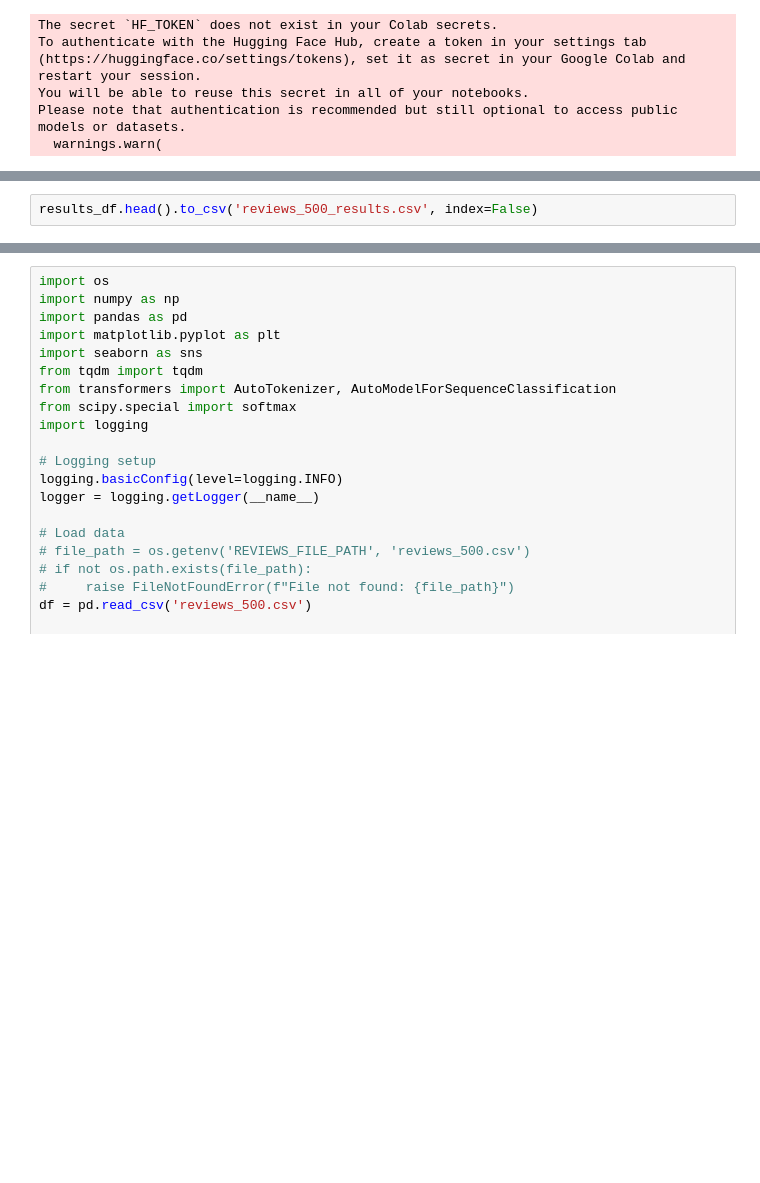
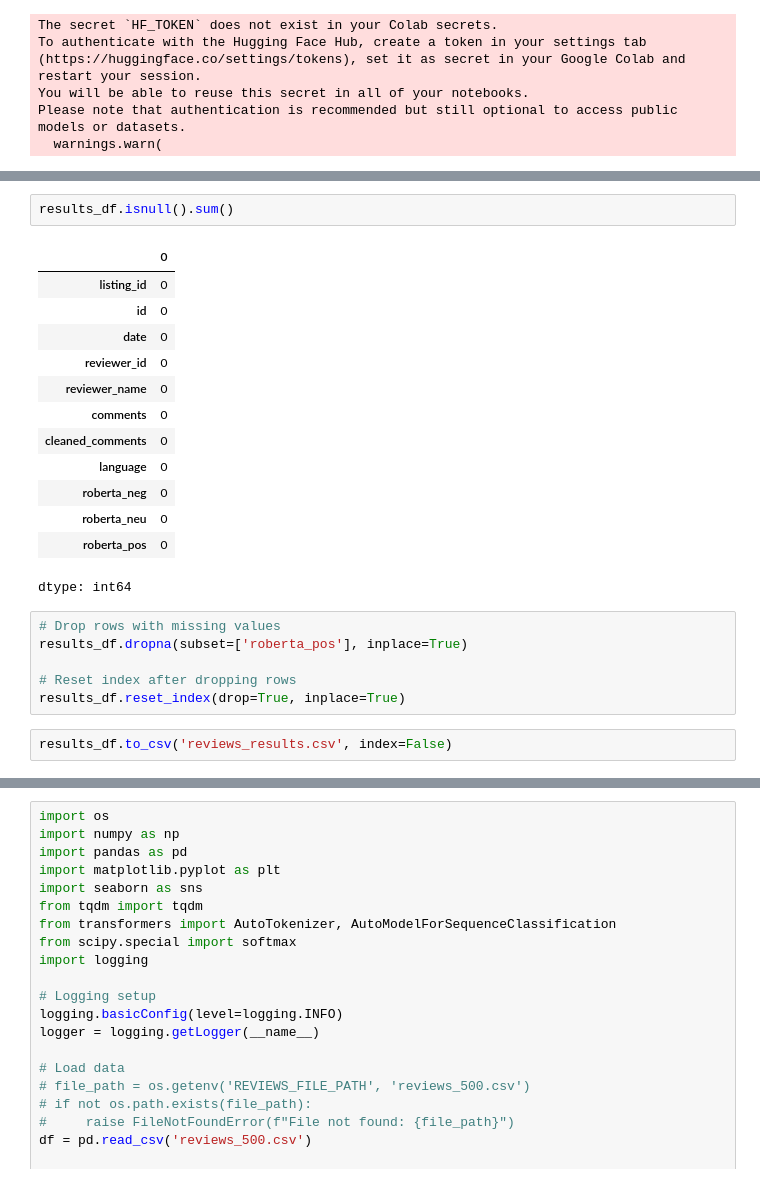
Before and after one commit to nkosanamolefe/machine-learning, a Jupyter notebook: review-sentiment-analysis/review_sentiment_analysis.ipynb, the cells around one changed output, grey strips where cells are left out. Saved outputs shown, nothing was run; the diff lists cells and outputs as text; blank space fills up the shorter version.

```diff
--- a/review-sentiment-analysis/review_sentiment_analysis.ipynb
+++ b/review-sentiment-analysis/review_sentiment_analysis.ipynb
@@ -182,2 +272,24 @@ results_df.head()
+# %%
+results_df.isnull().sum()
+# %% [output]
+|  | 0 |
+| listing_id | 0 |
+| id | 0 |
+| date | 0 |
+| reviewer_id | 0 |
+| reviewer_name | 0 |
+| comments | 0 |
+| cleaned_comments | 0 |
+| language | 0 |
+| roberta_neg | 0 |
+| roberta_neu | 0 |
+| roberta_pos | 0 |
+dtype: int64
+# %%
+# Drop rows with missing values
+results_df.dropna(subset=['roberta_pos'], inplace=True)
+
+# Reset index after dropping rows
+results_df.reset_index(drop=True, inplace=True)
 # %%
-results_df.head().to_csv('reviews_500_results.csv', index=False)
+results_df.to_csv('reviews_results.csv', index=False)
```
Also changed, not shown: parts of 42 cells of this notebook.
